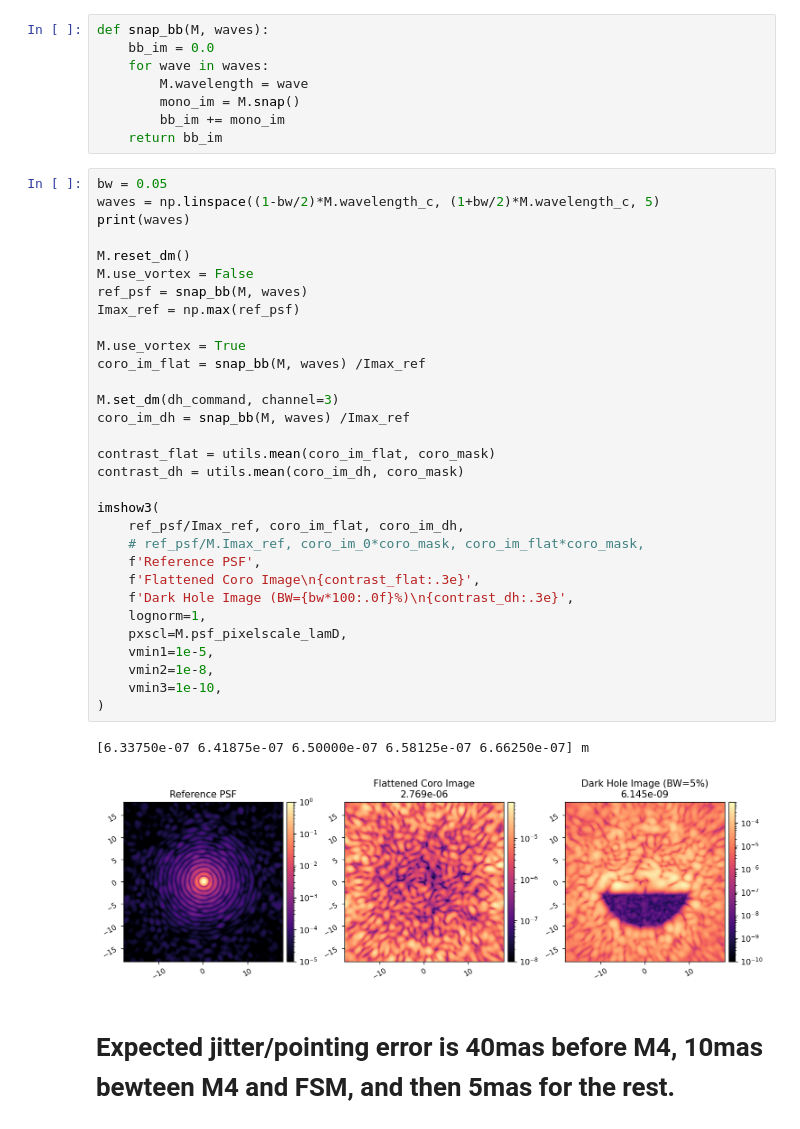
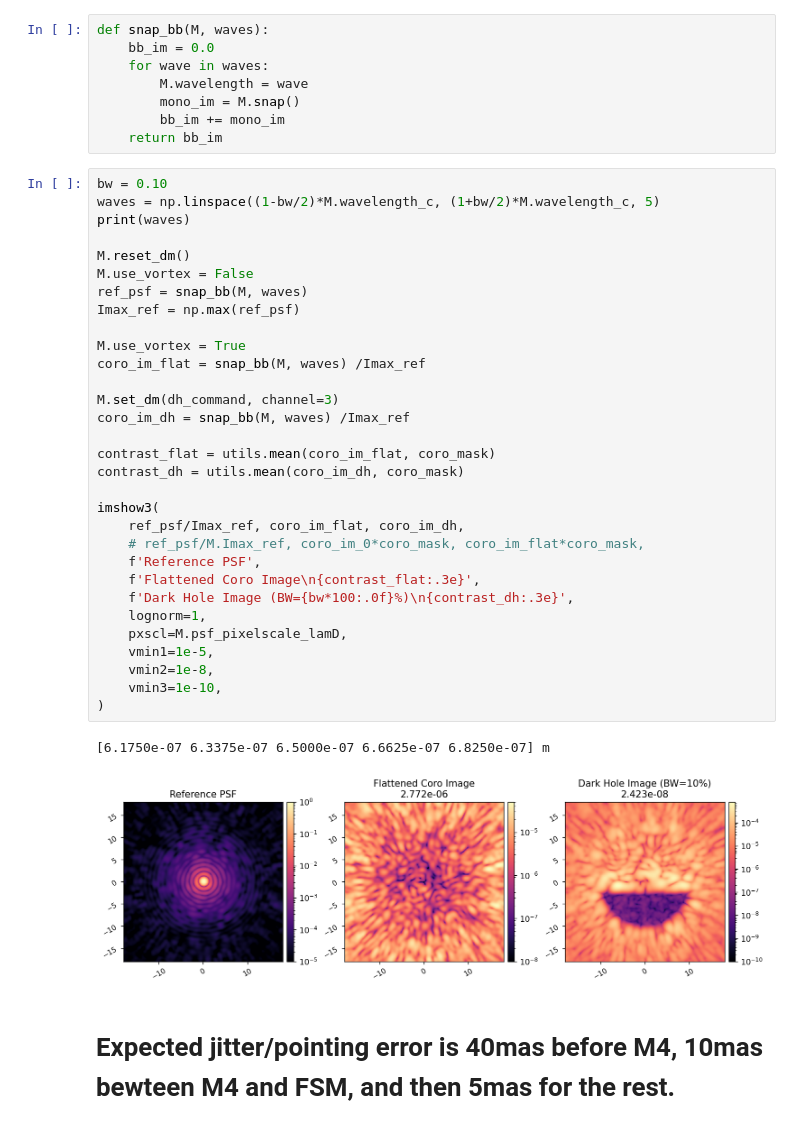
Before and after one commit to kian1377/esc-fresnel, a Jupyter notebook: notebooks/esc_fresnel_beamwalk.ipynb, the cells around one changed output. Saved outputs shown, nothing was run; the diff lists cells and outputs as text.

```diff
--- a/notebooks/esc_fresnel_beamwalk.ipynb
+++ b/notebooks/esc_fresnel_beamwalk.ipynb
@@ -129,39 +129,39 @@ def snap_bb(M, waves):
         bb_im += mono_im
     return bb_im
 # %%
-bw = 0.05
+bw = 0.10
 waves = np.linspace((1-bw/2)*M.wavelength_c, (1+bw/2)*M.wavelength_c, 5)
 print(waves)
 
 M.reset_dm()
 M.use_vortex = False
 ref_psf = snap_bb(M, waves)
 Imax_ref = np.max(ref_psf)
 
 M.use_vortex = True
 coro_im_flat = snap_bb(M, waves) /Imax_ref
 
 M.set_dm(dh_command, channel=3)
 coro_im_dh = snap_bb(M, waves) /Imax_ref
 
 contrast_flat = utils.mean(coro_im_flat, coro_mask)
 contrast_dh = utils.mean(coro_im_dh, coro_mask)
 
 imshow3(
     ref_psf/Imax_ref, coro_im_flat, coro_im_dh,
     # ref_psf/M.Imax_ref, coro_im_0*coro_mask, coro_im_flat*coro_mask,
     f'Reference PSF',
     f'Flattened Coro Image\n{contrast_flat:.3e}',
     f'Dark Hole Image (BW={bw*100:.0f}%)\n{contrast_dh:.3e}',
     lognorm=1,
     pxscl=M.psf_pixelscale_lamD,
     vmin1=1e-5,
     vmin2=1e-8,
     vmin3=1e-10,
 )
 # %% [output]
-[6.33750e-07 6.41875e-07 6.50000e-07 6.58125e-07 6.66250e-07] m
+[6.1750e-07 6.3375e-07 6.5000e-07 6.6625e-07 6.8250e-07] m
-[figure, old version]
+[figure, new version]
 # %% [markdown]
 # Expected jitter/pointing error is 40mas before M4, 10mas bewteen M4 and FSM, and then 5mas for the rest.
 # %% [markdown]
```
Also changed, not shown: parts of 10 cells of this notebook, 1 other file.
